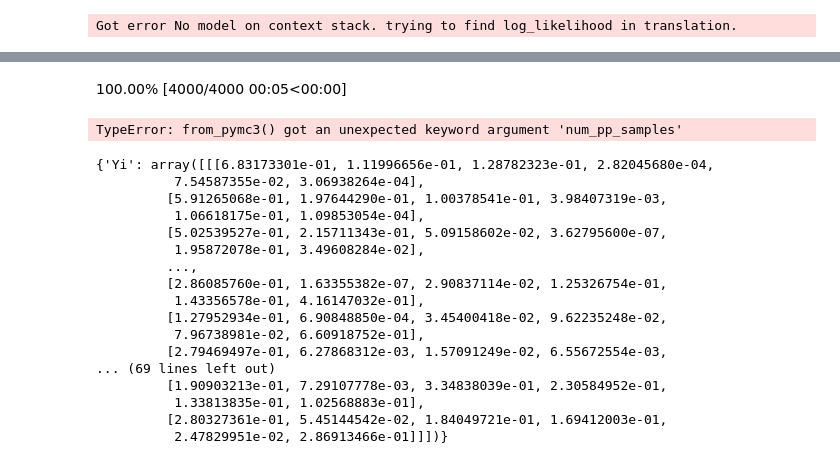
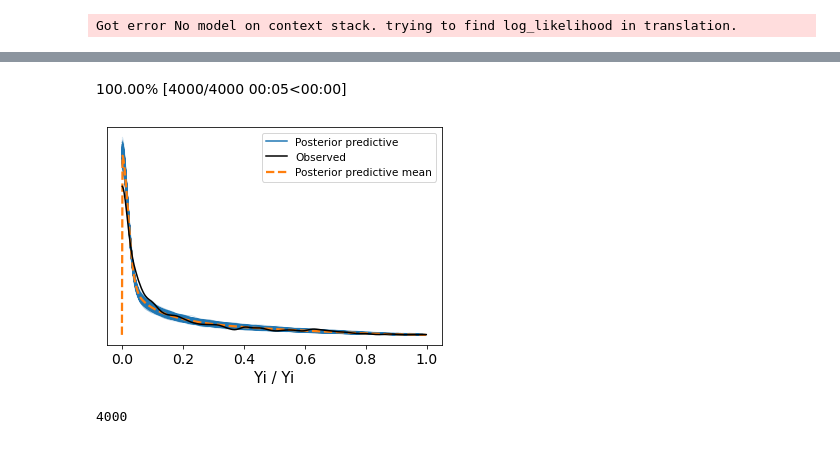
Before and after one commit to jpwrobinson/nutrient-productivity, a Jupyter notebook: py-notebook/NutProd_Dirichlet_pymc3.ipynb, the cells around one changed output, grey strips where cells are left out. Drawn from its saved outputs; the diff is of its cells as text; code cells hidden in the pictures.

```diff
--- a/py-notebook/NutProd_Dirichlet_pymc3.ipynb
+++ b/py-notebook/NutProd_Dirichlet_pymc3.ipynb
@@ -205,33 +232,16 @@ plt.legend();
 # %%
 ## posterior predictive distribution
 with BDM:
     ppc = pm.sample_posterior_predictive(
         trace_dm, random_seed=43
     )
 
 with BDM:
-    az.plot_ppc(az.from_pymc3(posterior_predictive=ppc, num_pp_samples=100))
+    az.plot_ppc(az.from_pymc3(posterior_predictive=ppc))
 # %% [output]
 100.00% [4000/4000 00:05<00:00]
-TypeError: from_pymc3() got an unexpected keyword argument 'num_pp_samples'
+[figure, added]
-# %%
-ppc
-# mu_pp = post["a"] + post["b"]
-# %% [output]
-{'Yi': array([[[6.83173301e-01, 1.11996656e-01, 1.28782323e-01, 2.82045680e-04,
-          7.54587355e-02, 3.06938264e-04],
-         [5.91265068e-01, 1.97644290e-01, 1.00378541e-01, 3.98407319e-03,
-          1.06618175e-01, 1.09853054e-04],
-         [5.02539527e-01, 2.15711343e-01, 5.09158602e-02, 3.62795600e-07,
-          1.95872078e-01, 3.49608284e-02],
-         ...,
-         [2.86085760e-01, 1.63355382e-07, 2.90837114e-02, 1.25326754e-01,
-          1.43356578e-01, 4.16147032e-01],
-         [1.27952934e-01, 6.90848850e-04, 3.45400418e-02, 9.62235248e-02,
-          7.96738981e-02, 6.60918752e-01],
-         [2.79469497e-01, 6.27868312e-03, 1.57091249e-02, 6.55672554e-03,
-... (69 lines left out)
-         [1.90903213e-01, 7.29107778e-03, 3.34838039e-01, 2.30584952e-01,
-          1.33813835e-01, 1.02568883e-01],
-         [2.80327361e-01, 5.45144542e-02, 1.84049721e-01, 1.69412003e-01,
-          2.47829951e-02, 2.86913466e-01]]])}
+# %%
+len(posts)
+# %% [output]
+4000
```
Also changed, not shown: parts of 8 cells of this notebook, 7 other files.
